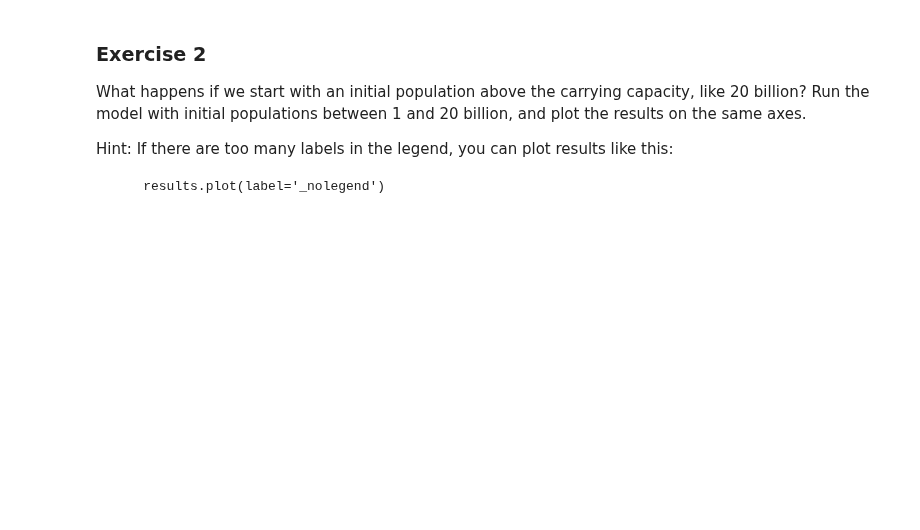
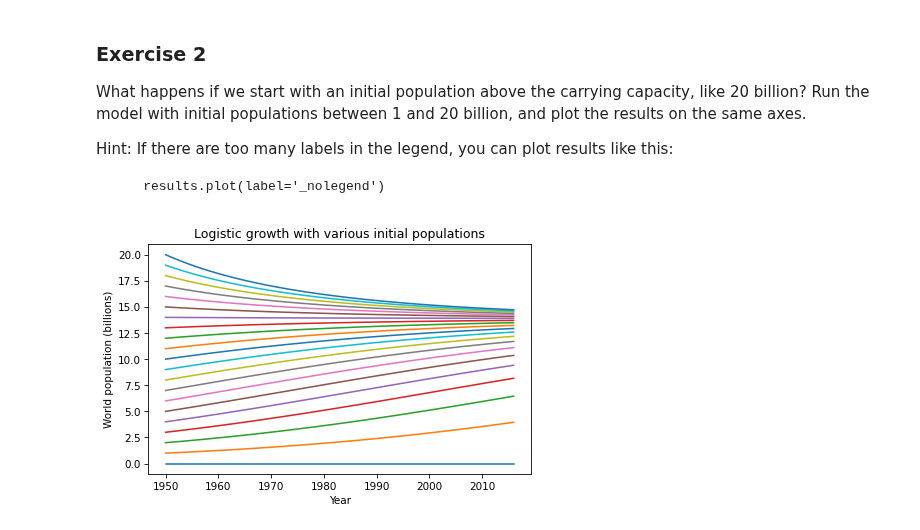
Before and after one commit to nwilliams770/academia, a Jupyter notebook: modeling_and_simulation/chapters/chap07.ipynb, the cells around one changed output. Cells and saved outputs as stored; diff of their text form; code cells hidden in the pictures; blank space fills up the shorter version.

````diff
--- a/modeling_and_simulation/chapters/chap07.ipynb
+++ b/modeling_and_simulation/chapters/chap07.ipynb
@@ -336,4 +357,15 @@ Hint: If there are too many labels in the legend, you can plot results like this
     results.plot(label='_nolegend')
 ```
 # %%
-# Solution goes here
+pop_array = linspace(0, 20, 21)
+
+for p_0 in pop_array:
+    system.p_0 = p_0
+    results = run_simulation(system, growth_func_verhulst)
+    results.plot(label="_nolegend")
+
+decorate(title='Logistic growth with various initial populations',
+         xlabel='Year',
+         ylabel='World population (billions)')
+# %% [output]
+[figure, added]
````
Also changed, not shown: parts of 12 cells of this notebook, 9 other files.
